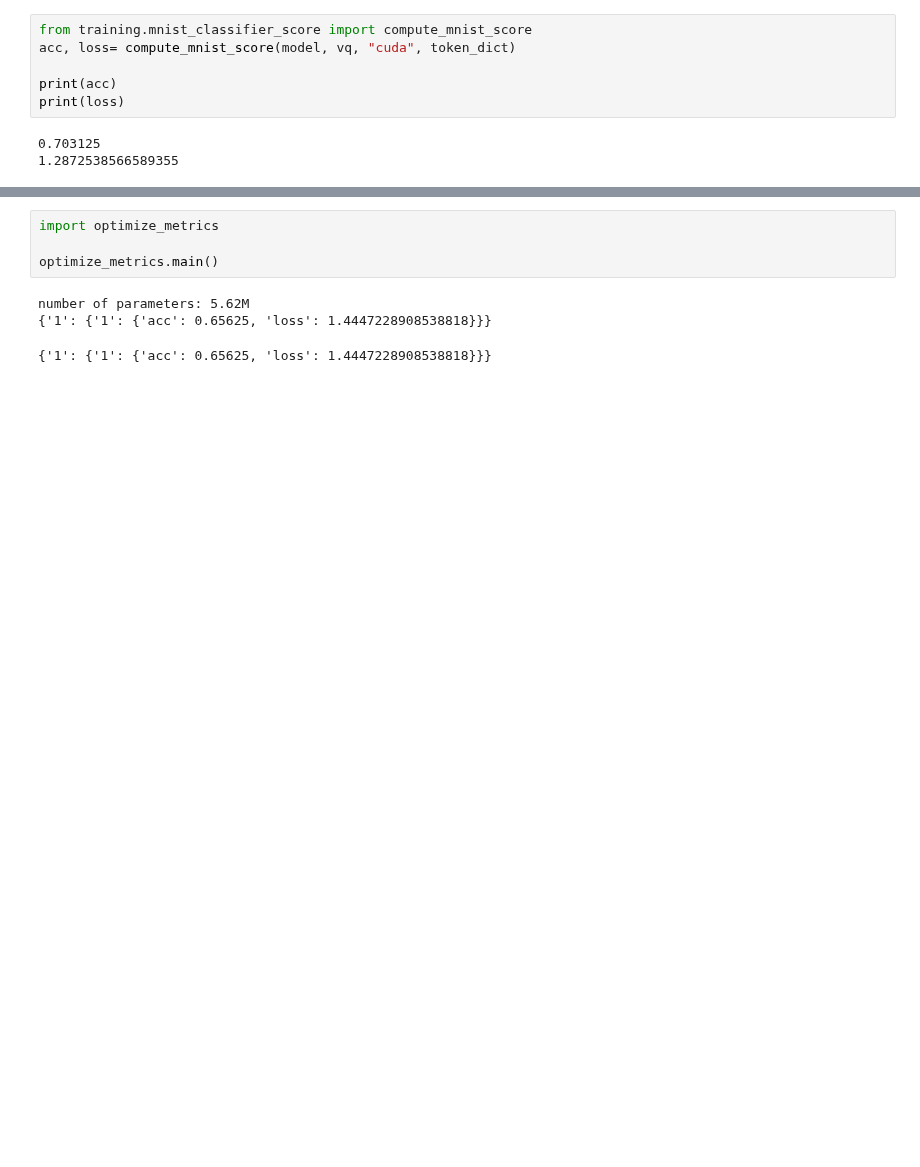
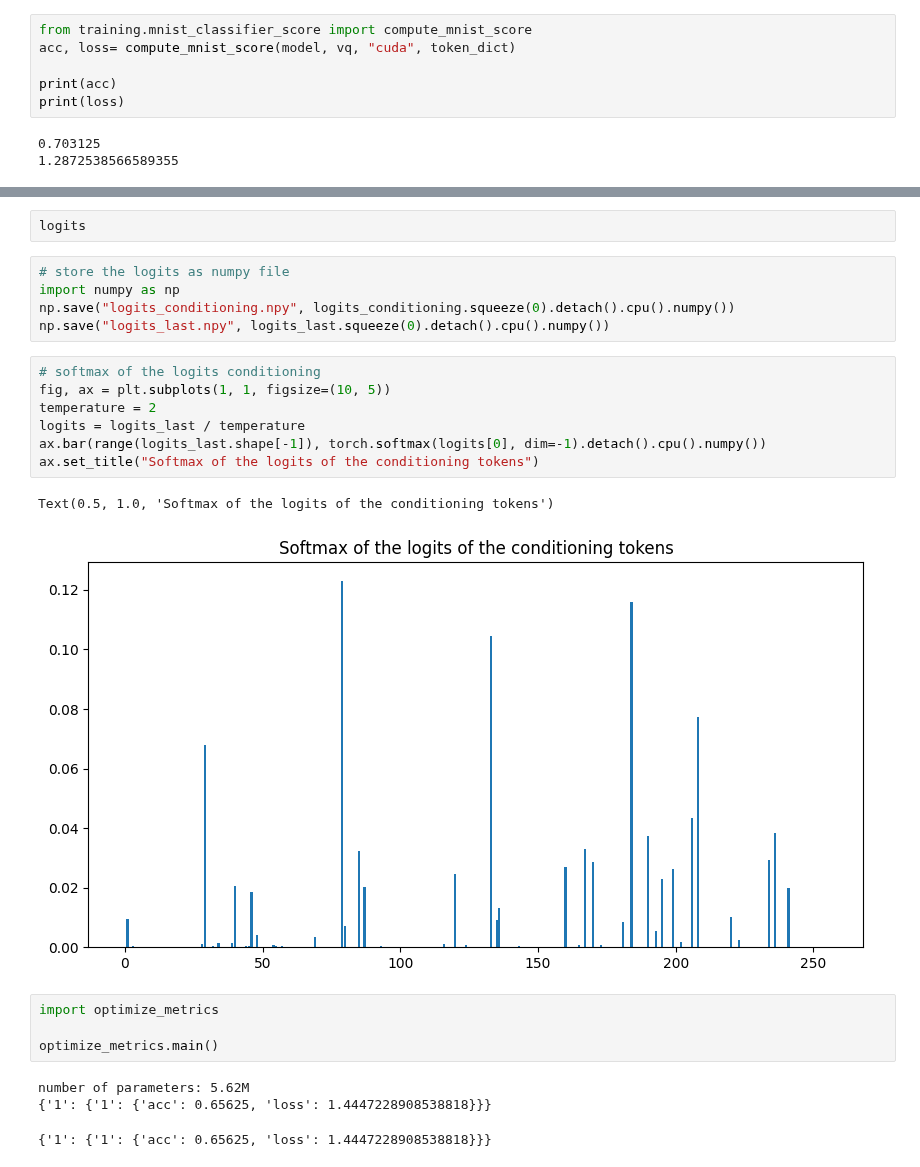
Before and after one commit to nef-gpt/adl4cv, a Jupyter notebook: naive_tokenized_approach.ipynb, the cells around one changed output, grey strips where cells are left out. Cells and saved outputs as stored; diff of their text form; blank space fills up the shorter version.

```diff
--- a/naive_tokenized_approach.ipynb
+++ b/naive_tokenized_approach.ipynb
@@ -310,3 +335,20 @@ randrange(10)
+# %%
+logits
+# %%
+# store the logits as numpy file
+import numpy as np
+np.save("logits_conditioning.npy", logits_conditioning.squeeze(0).detach().cpu().numpy())
+np.save("logits_last.npy", logits_last.squeeze(0).detach().cpu().numpy())
+# %%
+# softmax of the logits conditioning
+fig, ax = plt.subplots(1, 1, figsize=(10, 5))
+temperature = 2
+logits = logits_last / temperature
+ax.bar(range(logits_last.shape[-1]), torch.softmax(logits[0], dim=-1).detach().cpu().numpy())
+ax.set_title("Softmax of the logits of the conditioning tokens")
+# %% [output]
+Text(0.5, 1.0, 'Softmax of the logits of the conditioning tokens')
+[figure, added]
 # %%
 import optimize_metrics
 
```
Also changed, not shown: parts of 6 cells of this notebook, 10 other files.
